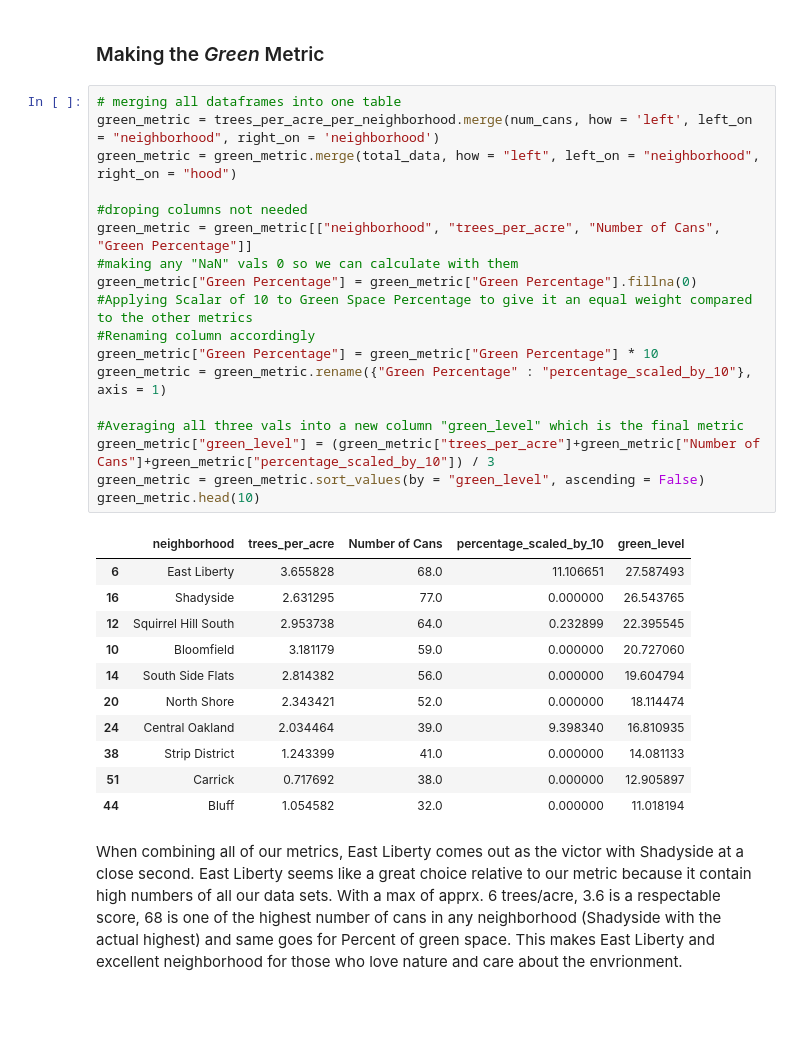
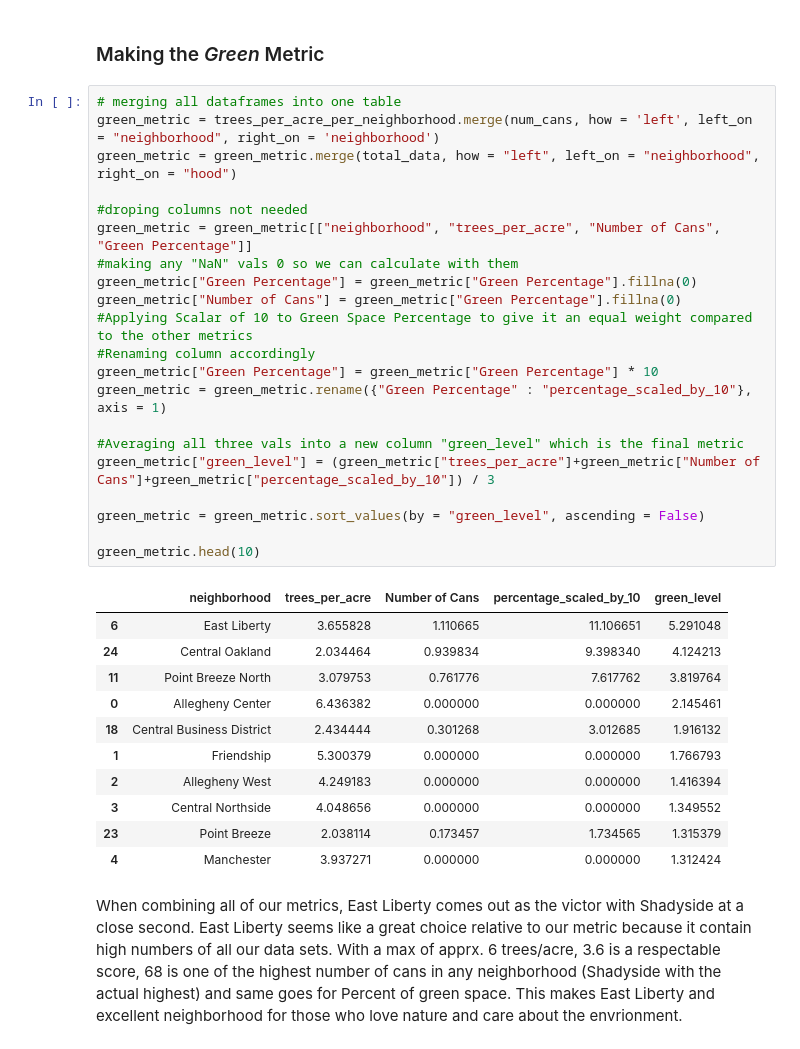
Before and after one commit to wal1624/CMPINF0010-Final-Project, a Jupyter notebook: Conclusion.ipynb, the cells around one changed output. Saved outputs shown, nothing was run; the diff lists cells and outputs as text; blank space fills up the shorter version.

```diff
--- a/Conclusion.ipynb
+++ b/Conclusion.ipynb
@@ -111,33 +111,36 @@ trees_per_acre_per_neighborhood.head(10)
 # %%
 # merging all dataframes into one table
 green_metric = trees_per_acre_per_neighborhood.merge(num_cans, how = 'left', left_on = "neighborhood", right_on = 'neighborhood')
 green_metric = green_metric.merge(total_data, how = "left", left_on = "neighborhood", right_on = "hood")
 
 #droping columns not needed
 green_metric = green_metric[["neighborhood", "trees_per_acre", "Number of Cans", "Green Percentage"]]
 #making any "NaN" vals 0 so we can calculate with them
 green_metric["Green Percentage"] = green_metric["Green Percentage"].fillna(0)
+green_metric["Number of Cans"] = green_metric["Green Percentage"].fillna(0)
 #Applying Scalar of 10 to Green Space Percentage to give it an equal weight compared to the other metrics
 #Renaming column accordingly
 green_metric["Green Percentage"] = green_metric["Green Percentage"] * 10
 green_metric = green_metric.rename({"Green Percentage" : "percentage_scaled_by_10"}, axis = 1)
 
 #Averaging all three vals into a new column "green_level" which is the final metric
 green_metric["green_level"] = (green_metric["trees_per_acre"]+green_metric["Number of Cans"]+green_metric["percentage_scaled_by_10"]) / 3
+
 green_metric = green_metric.sort_values(by = "green_level", ascending = False)
+
 green_metric.head(10)
 # %% [output]
 |  | neighborhood | trees_per_acre | Number of Cans | percentage_scaled_by_10 | green_level |
-| 6 | East Liberty | 3.655828 | 68.0 | 11.106651 | 27.587493 |
-| 16 | Shadyside | 2.631295 | 77.0 | 0.000000 | 26.543765 |
-| 12 | Squirrel Hill South | 2.953738 | 64.0 | 0.232899 | 22.395545 |
-| 10 | Bloomfield | 3.181179 | 59.0 | 0.000000 | 20.727060 |
-| 14 | South Side Flats | 2.814382 | 56.0 | 0.000000 | 19.604794 |
-| 20 | North Shore | 2.343421 | 52.0 | 0.000000 | 18.114474 |
-| 24 | Central Oakland | 2.034464 | 39.0 | 9.398340 | 16.810935 |
-| 38 | Strip District | 1.243399 | 41.0 | 0.000000 | 14.081133 |
-| 51 | Carrick | 0.717692 | 38.0 | 0.000000 | 12.905897 |
-| 44 | Bluff | 1.054582 | 32.0 | 0.000000 | 11.018194 |
+| 6 | East Liberty | 3.655828 | 1.110665 | 11.106651 | 5.291048 |
+| 24 | Central Oakland | 2.034464 | 0.939834 | 9.398340 | 4.124213 |
+| 11 | Point Breeze North | 3.079753 | 0.761776 | 7.617762 | 3.819764 |
+| 0 | Allegheny Center | 6.436382 | 0.000000 | 0.000000 | 2.145461 |
+| 18 | Central Business District | 2.434444 | 0.301268 | 3.012685 | 1.916132 |
+| 1 | Friendship | 5.300379 | 0.000000 | 0.000000 | 1.766793 |
+| 2 | Allegheny West | 4.249183 | 0.000000 | 0.000000 | 1.416394 |
+| 3 | Central Northside | 4.048656 | 0.000000 | 0.000000 | 1.349552 |
+| 23 | Point Breeze | 2.038114 | 0.173457 | 1.734565 | 1.315379 |
+| 4 | Manchester | 3.937271 | 0.000000 | 0.000000 | 1.312424 |
 # %% [markdown]
 When combining all of our metrics, East Liberty comes out as the victor with Shadyside at a close second. East Liberty seems like a great choice relative to our metric because it contain high numbers of all our data sets. With a max of apprx. 6 trees/acre, 3.6 is a respectable score, 68 is one of the highest number of cans in any neighborhood (Shadyside with the actual highest) and same goes for Percent of green space. This makes East Liberty and excellent neighborhood for those who love nature and care about the envrionment.
 # %% [markdown]
```
Also changed, not shown: 3 other files.
